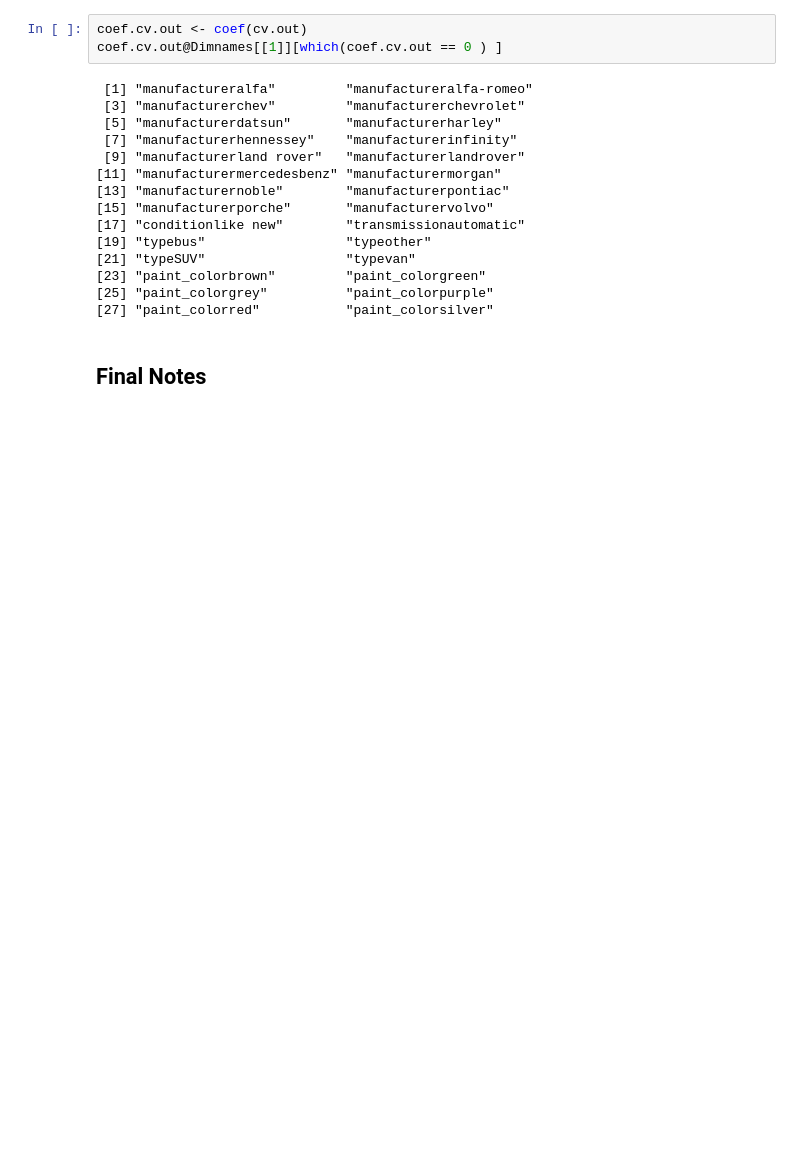
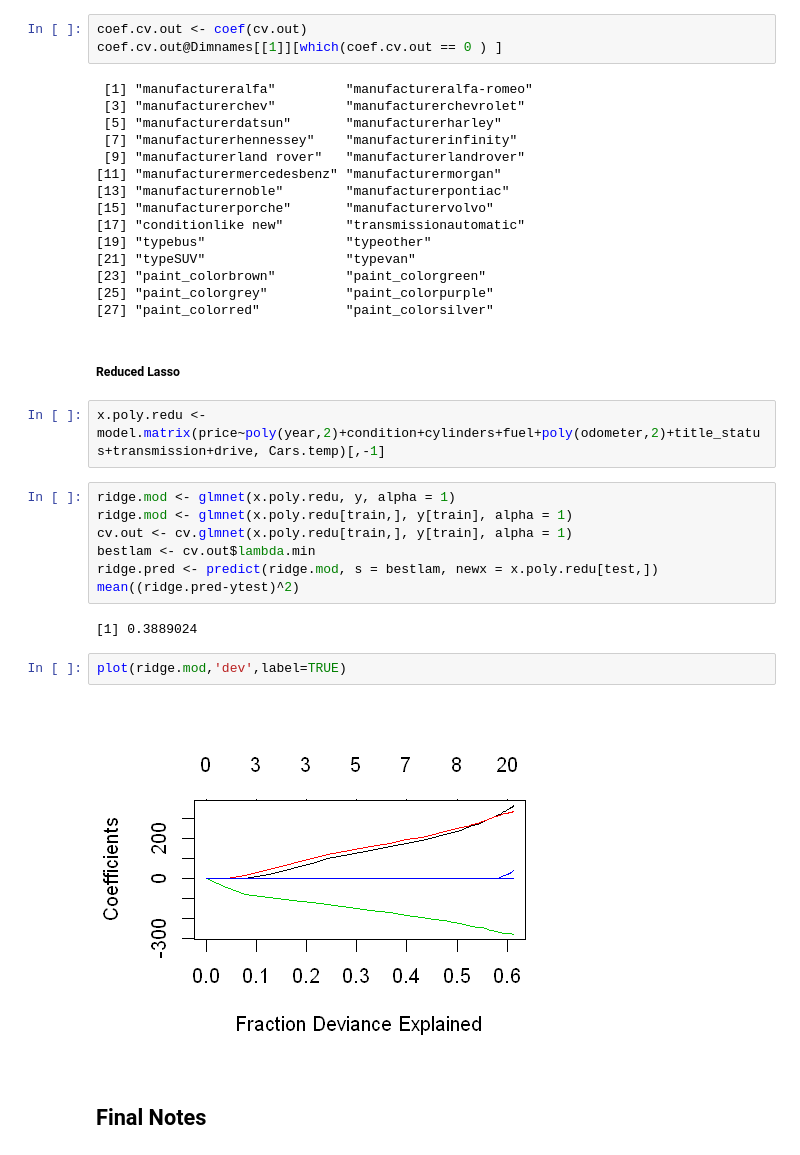
Before and after one commit to mac40/SL, a Jupyter notebook: Statistical Learning project.ipynb, the cells around one changed output. Drawn from its saved outputs; the diff is of its cells as text; blank space fills up the shorter version.

```diff
--- a/Statistical Learning project.ipynb
+++ b/Statistical Learning project.ipynb
@@ -1091,6 +1098,23 @@ coef.cv.out@Dimnames[[1]][which(coef.cv.out == 0 ) ]
 [23] "paint_colorbrown"         "paint_colorgreen"
 [25] "paint_colorgrey"          "paint_colorpurple"
 [27] "paint_colorred"           "paint_colorsilver"
+# %% [markdown]
+##### Reduced Lasso
+# %%
+x.poly.redu <- model.matrix(price~poly(year,2)+condition+cylinders+fuel+poly(odometer,2)+title_status+transmission+drive, Cars.temp)[,-1]
+# %%
+ridge.mod <- glmnet(x.poly.redu, y, alpha = 1)
+ridge.mod <- glmnet(x.poly.redu[train,], y[train], alpha = 1)
+cv.out <- cv.glmnet(x.poly.redu[train,], y[train], alpha = 1)
+bestlam <- cv.out$lambda.min
+ridge.pred <- predict(ridge.mod, s = bestlam, newx = x.poly.redu[test,])
+mean((ridge.pred-ytest)^2)
+# %% [output]
+[1] 0.3889024
+# %%
+plot(ridge.mod,'dev',label=TRUE)
+# %% [output]
+[figure, added]
 # %% [markdown]
 ## Final Notes
 # %% [markdown]
```
Also changed, not shown: parts of 7 cells of this notebook, 1 other file.
